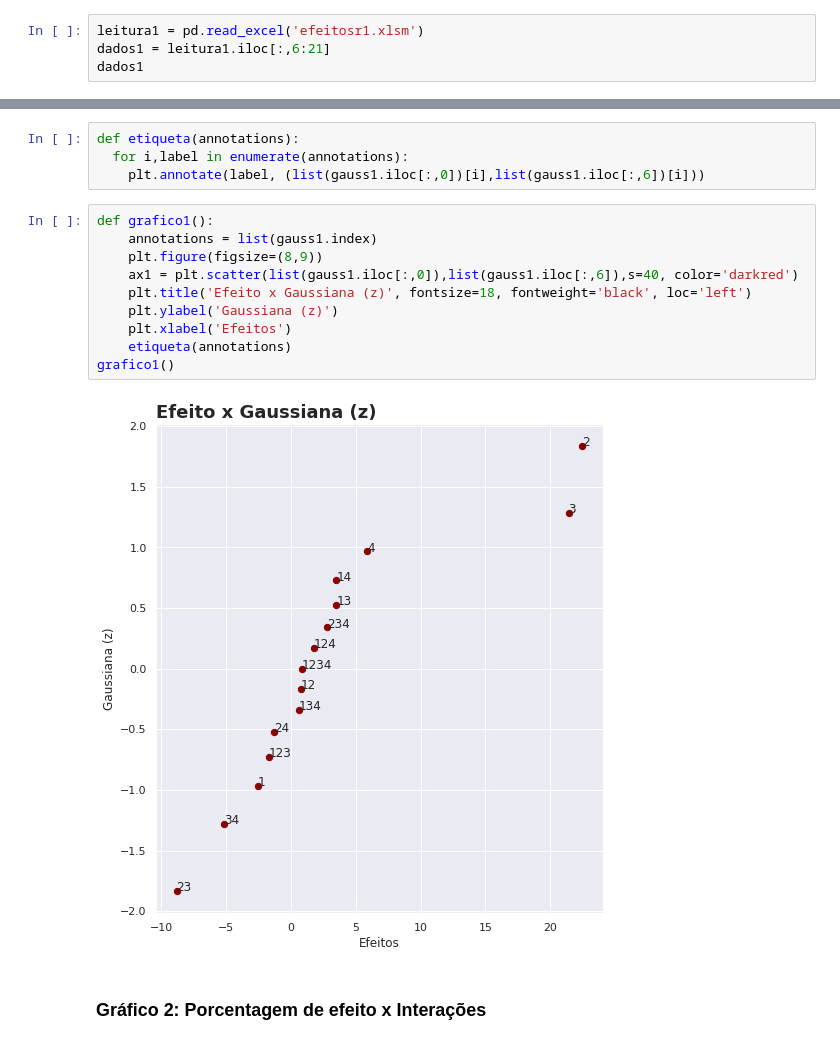
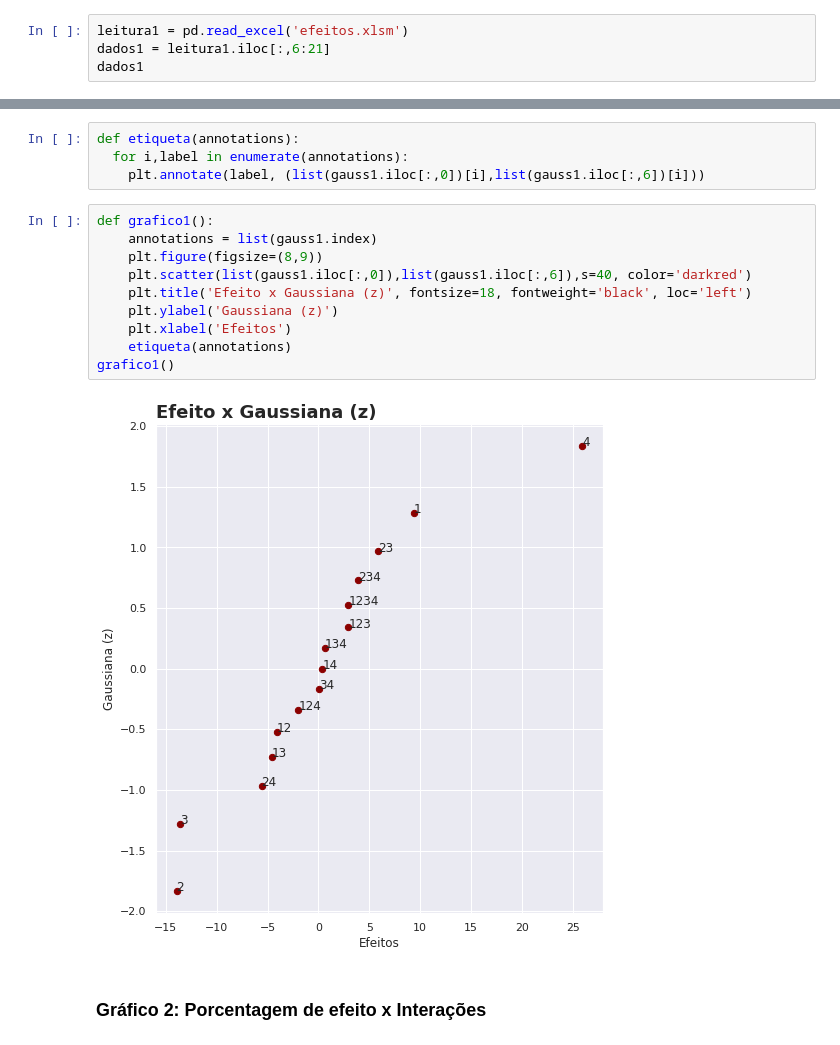
Before and after one commit to AndreSimao-alms/Planejamento-Fatorial-Completo, a Jupyter notebook: Planejamento_Fatorial_Completo.ipynb, the cells around one changed output, grey strips where cells are left out. Saved outputs shown, nothing was run; the diff lists cells and outputs as text.

```diff
--- a/Planejamento_Fatorial_Completo.ipynb
+++ b/Planejamento_Fatorial_Completo.ipynb
@@ -40,7 +41,7 @@ Figura 1. Modelo de tabela recebida pelo arquivo 'efeitos.xlsm'.
  \
 Após a leitura, a tabela sofre uma modificação através do método .iloc da biblioteca Pandas para selecionar somente o efeito das variáveis em seguido é realizado os cálculos de efeitos, quadrado dos efeitos e porcentagem de contribuição dos quadrados de efeitos em relação a soma.
 # %%
-leitura1 = pd.read_excel('efeitosr1.xlsm')
+leitura1 = pd.read_excel('efeitos.xlsm')
 dados1 = leitura1.iloc[:,6:21]
 dados1
 # %% [output]
@@ -243,15 +243,15 @@ def etiqueta(annotations):
 # %%
 def grafico1():
     annotations = list(gauss1.index)
     plt.figure(figsize=(8,9))
-    ax1 = plt.scatter(list(gauss1.iloc[:,0]),list(gauss1.iloc[:,6]),s=40, color='darkred')
+    plt.scatter(list(gauss1.iloc[:,0]),list(gauss1.iloc[:,6]),s=40, color='darkred')
     plt.title('Efeito x Gaussiana (z)', fontsize=18, fontweight='black', loc='left')
     plt.ylabel('Gaussiana (z)')
     plt.xlabel('Efeitos')
     etiqueta(annotations)
 grafico1()
 # %% [output]
-[figure, old version]
+[figure, new version]
 # %% [markdown]
 ### Gráfico 2: Porcentagem de efeito x Interações
 # %% [markdown]
```
Also changed, not shown: parts of 37 cells of this notebook.
